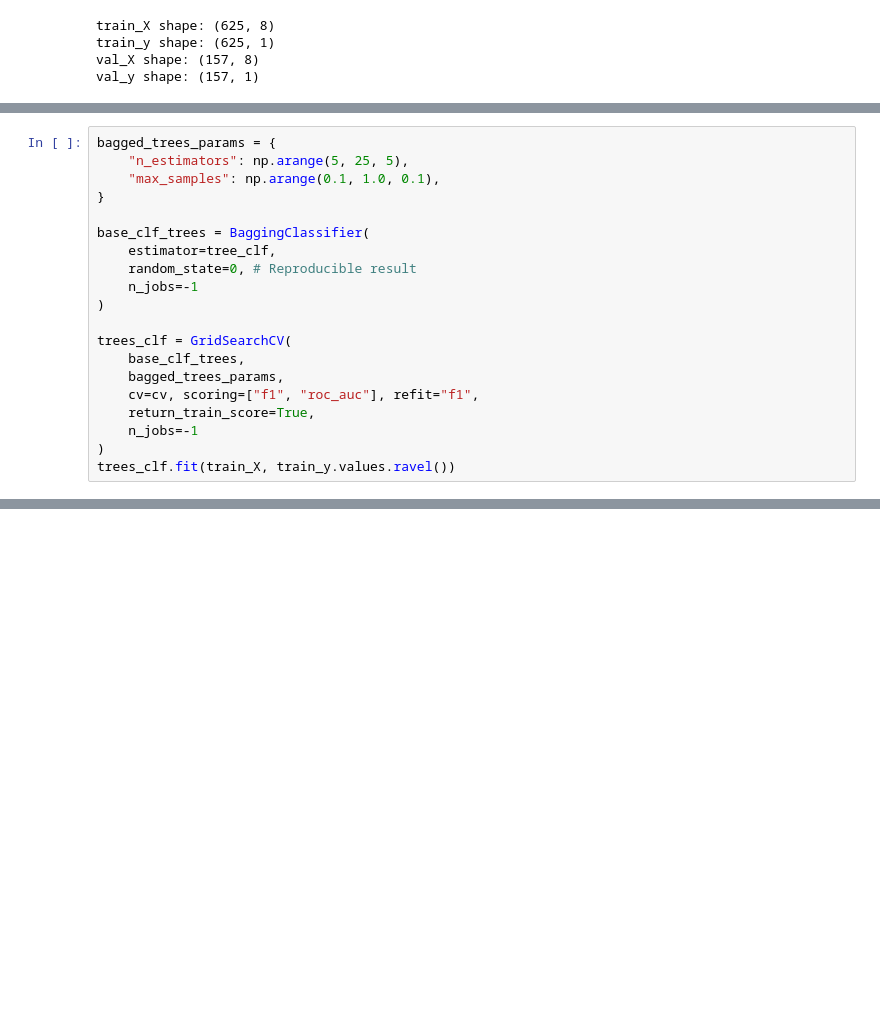
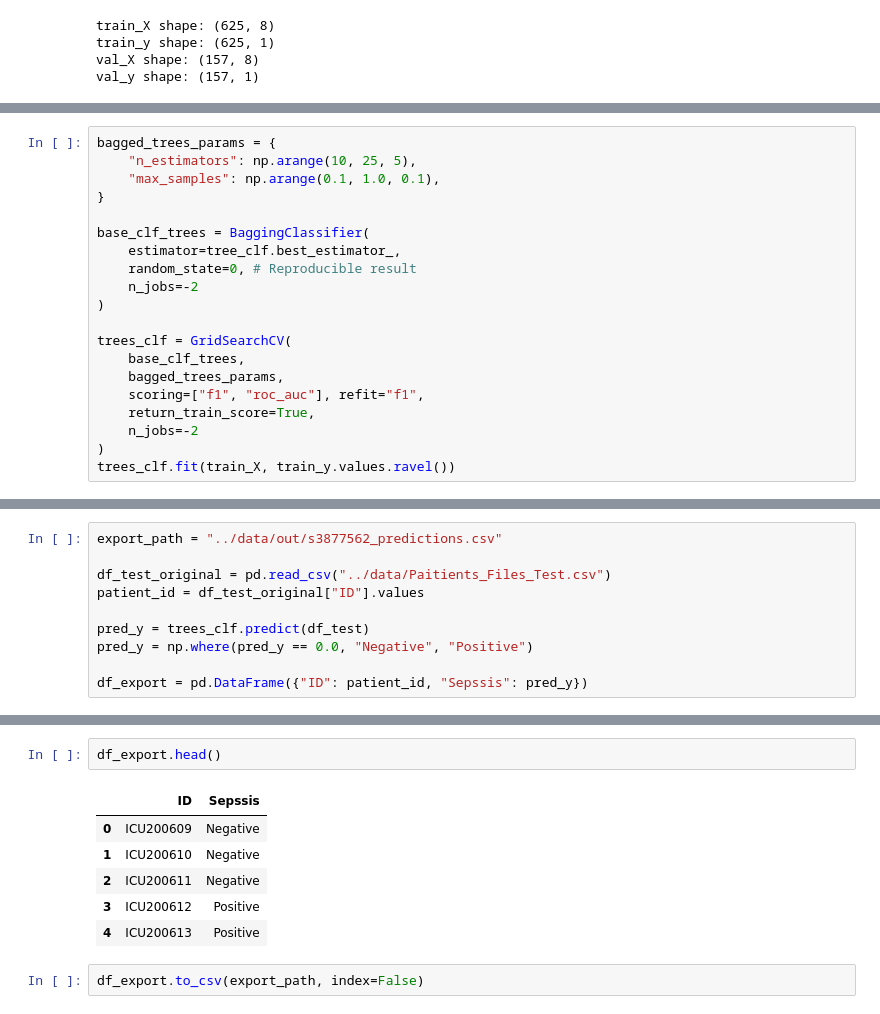
Before and after one commit to miketvo/rmit2023a-cosc2753-assignment1, a Jupyter notebook: notebooks/Step5.ModelSelection.ipynb, the cells around one changed output, grey strips where cells are left out. Cells and saved outputs as stored; diff of their text form; blank space fills up the shorter version.

```diff
--- a/notebooks/Step5.ModelSelection.ipynb
+++ b/notebooks/Step5.ModelSelection.ipynb
@@ -110,21 +148,21 @@ weighted avg       0.83      0.82      0.82       157
 # %%
 bagged_trees_params = {
-    "n_estimators": np.arange(5, 25, 5),
+    "n_estimators": np.arange(10, 25, 5),
     "max_samples": np.arange(0.1, 1.0, 0.1),
 }
 
 base_clf_trees = BaggingClassifier(
-    estimator=tree_clf,
+    estimator=tree_clf.best_estimator_,
     random_state=0, # Reproducible result
-    n_jobs=-1
+    n_jobs=-2
 )
 
 trees_clf = GridSearchCV(
     base_clf_trees,
     bagged_trees_params,
-    cv=cv, scoring=["f1", "roc_auc"], refit="f1",
+    scoring=["f1", "roc_auc"], refit="f1",
     return_train_score=True,
-    n_jobs=-1
+    n_jobs=-2
 )
 trees_clf.fit(train_X, train_y.values.ravel())
 # %% [output]
@@ -139,0 +210,10 @@ show_train_val_confusion_matrix(train_y, train_pred_y, val_y, val_pred_y, "Model
+# %%
+export_path = "../data/out/s3877562_predictions.csv"
+
+df_test_original = pd.read_csv("../data/Paitients_Files_Test.csv")
+patient_id = df_test_original["ID"].values
+
+pred_y = trees_clf.predict(df_test)
+pred_y = np.where(pred_y == 0.0, "Negative", "Positive")
+
+df_export = pd.DataFrame({"ID": patient_id, "Sepssis": pred_y})
@@ -139,0 +232,11 @@ show_train_val_confusion_matrix(train_y, train_pred_y, val_y, val_pred_y, "Model
+# %%
+df_export.head()
+# %% [output]
+|  | ID | Sepssis |
+| 0 | ICU200609 | Negative |
+| 1 | ICU200610 | Negative |
+| 2 | ICU200611 | Negative |
+| 3 | ICU200612 | Positive |
+| 4 | ICU200613 | Positive |
+# %%
+df_export.to_csv(export_path, index=False)
```
Also changed, not shown: parts of 16 cells of this notebook, 6 other files.
